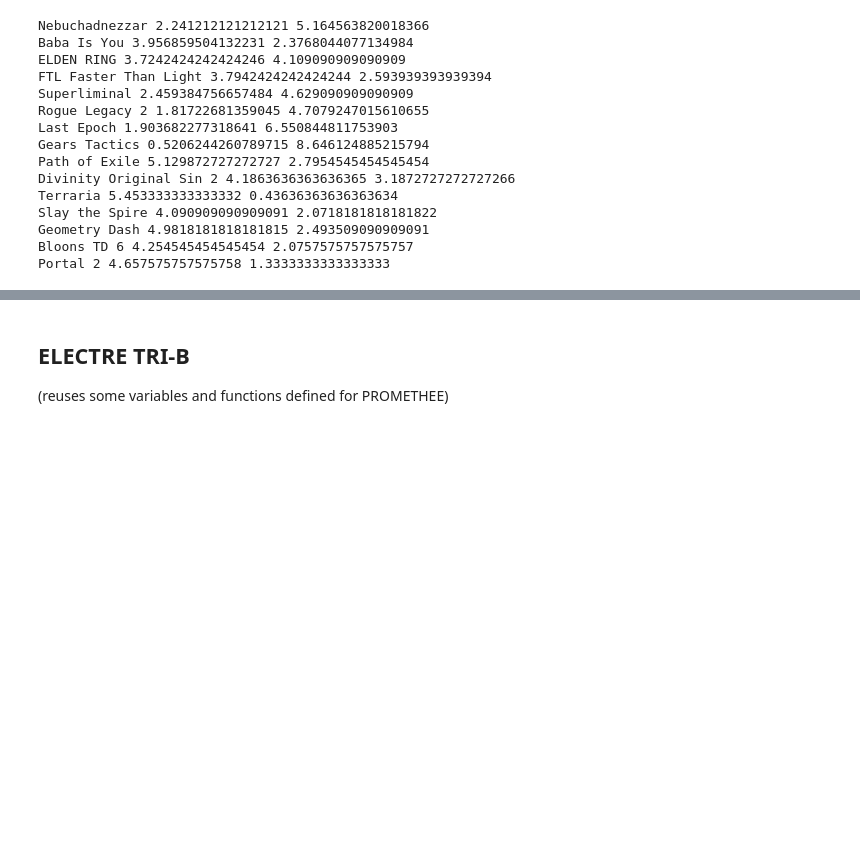
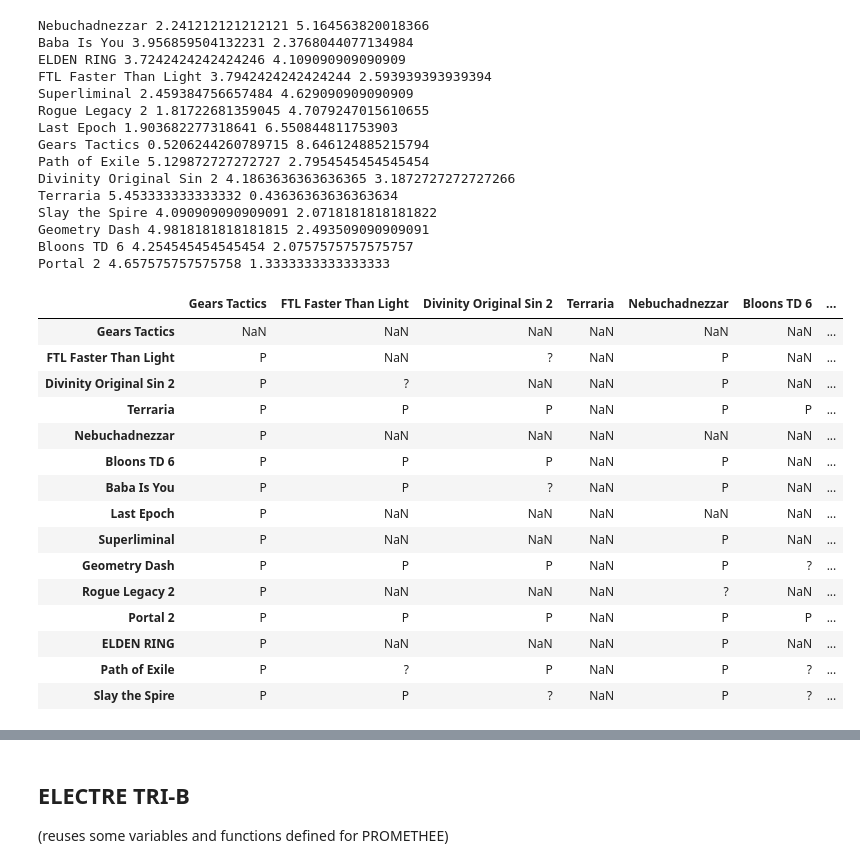
Before and after one commit to Garbarkozaurus/put-DA-project1, a Jupyter notebook: promethee_notebook.ipynb, the cells around one changed output, grey strips where cells are left out. Saved outputs shown, nothing was run; the diff lists cells and outputs as text; code cells hidden in the pictures; blank space fills up the shorter version.

Commit message:
Restore relations dict extraction and its table

```diff
--- a/promethee_notebook.ipynb
+++ b/promethee_notebook.ipynb
@@ -114,6 +114,66 @@ Slay the Spire 4.090909090909091 2.0718181818181822
 Geometry Dash 4.9818181818181815 2.493509090909091
 Bloons TD 6 4.254545454545454 2.0757575757575757
 Portal 2 4.657575757575758 1.3333333333333333
+# %%
+def PROMETHEE1_relations_dict(alternatives: pd.DataFrame, criteria: pd.DataFrame) -> dict:
+    alternative_names = alternatives.iloc[:, 0].tolist()
+    # determining relations between all pairs of alternatives based on positive and negative flows
+    positive_flow_dict = dict((a[1][0], positive_flow(a, alternatives, criteria))
+                               for a in alternatives.iterrows())
+    negative_flow_dict = dict((a[1][0], negative_flow(a, alternatives, criteria))
+                               for a in alternatives.iterrows())
+    relations_dict = dict()
+    for name in alternative_names:
+        for different_name in alternative_names:
+            if name == different_name:
+                continue
+            if ((positive_flow_dict[name] >= positive_flow_dict[different_name] and
+                negative_flow_dict[name] < negative_flow_dict[different_name]) or
+               (positive_flow_dict[name] > positive_flow_dict[different_name] and
+                negative_flow_dict[name] <= negative_flow_dict[different_name])):
+                relations_dict[(name, different_name)] = 'P'
+            elif (positive_flow_dict[name] == positive_flow_dict[different_name] and
+                  negative_flow_dict[name] == negative_flow_dict[different_name]):
+                relations_dict[((name, different_name))] = 'I'
+            elif ((positive_flow_dict[name] > positive_flow_dict[different_name] and
+                negative_flow_dict[name] > negative_flow_dict[different_name]) or
+               (positive_flow_dict[name] < positive_flow_dict[different_name] and
+                negative_flow_dict[name] < negative_flow_dict[different_name])):
+                relations_dict[(name, different_name)] = '?'
+    return relations_dict
+# %%
+def pairwise_dict_to_df(d: dict) -> pd.DataFrame:
+        # extract the names of all elements\n",
+        names = set()
+        for a, b in d.keys():
+            names.add(a)
+            names.add(b)
+        names = list(names)
+        df = pd.DataFrame(columns = names, index=names)
+        for key, value in d.items():
+            # this way, relations are formed \"from row to column\"\n",
+            # e. g. if in row a, column b has value \"P\", the relation aPb holds
+            df[key[1]][key[0]] = value
+        return df
+# %%
+pairwise_dict_to_df(PROMETHEE1_relations_dict(alternatives, criteria))
+# %% [output]
+|  | Gears Tactics | FTL Faster Than Light | Divinity Original Sin 2 | Terraria | Nebuchadnezzar | Bloons TD 6 | ... |
+| Gears Tactics | NaN | NaN | NaN | NaN | NaN | NaN | ... |
+| FTL Faster Than Light | P | NaN | ? | NaN | P | NaN | ... |
+| Divinity Original Sin 2 | P | ? | NaN | NaN | P | NaN | ... |
+| Terraria | P | P | P | NaN | P | P | ... |
+| Nebuchadnezzar | P | NaN | NaN | NaN | NaN | NaN | ... |
+| Bloons TD 6 | P | P | P | NaN | P | NaN | ... |
+| Baba Is You | P | P | ? | NaN | P | NaN | ... |
+| Last Epoch | P | NaN | NaN | NaN | NaN | NaN | ... |
+| Superliminal | P | NaN | NaN | NaN | P | NaN | ... |
+| Geometry Dash | P | P | P | NaN | P | ? | ... |
+| Rogue Legacy 2 | P | NaN | NaN | NaN | ? | NaN | ... |
+| Portal 2 | P | P | P | NaN | P | P | ... |
+| ELDEN RING | P | NaN | NaN | NaN | P | NaN | ... |
+| Path of Exile | P | ? | P | NaN | P | ? | ... |
+| Slay the Spire | P | P | ? | NaN | P | ? | ... |
 # %%
 def incomplete_ranking_to_graph(ranking: list, relations_dict: dict) -> graphviz.Digraph:
     # to differentiate between incomparability and indifference
```
Also changed, not shown: parts of 3 cells of this notebook.
